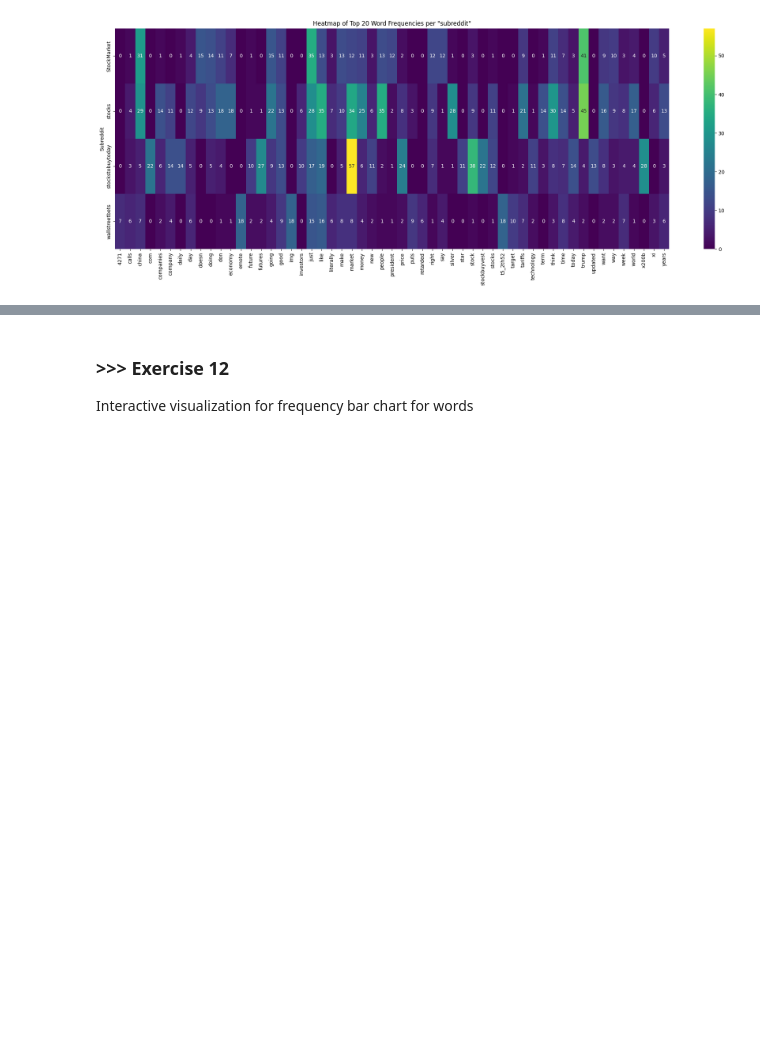
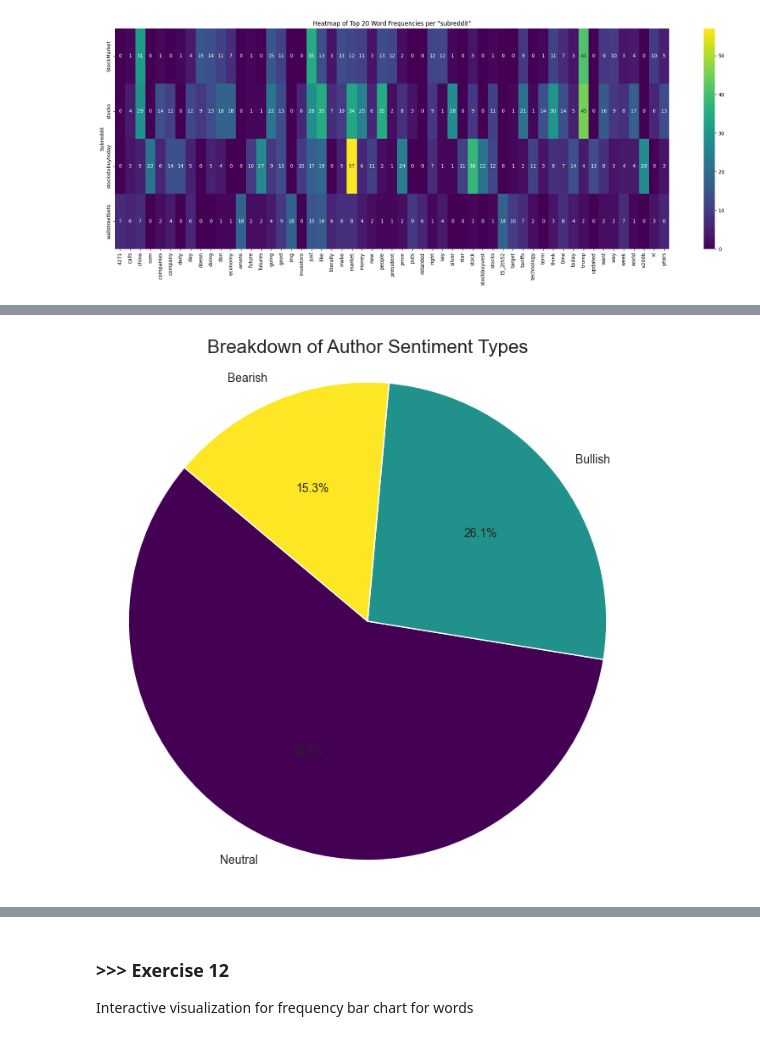
Before and after one commit to zhangjingxing/DM2025-Lab1-Exercise, a Jupyter notebook: DM2025-Lab1-Homework.ipynb, the cells around one changed output, grey strips where cells are left out. Cells and saved outputs as stored; diff of their text form; code cells hidden in the pictures; blank space fills up the shorter version.

```diff
--- a/DM2025-Lab1-Homework.ipynb
+++ b/DM2025-Lab1-Homework.ipynb
@@ -499,0 +532,41 @@ plt.show()
+# %%
+# group by author and calculate the mean polarity
+author_sentiments = df.groupby('author')['polarity'].mean().reset_index()
+
+#categorize each author
+
+# define a function to classify authors based on their average sentiment
+def categorize_author(mean_polarity):
+    if mean_polarity > 0.15:
+        return 'Bullish'  # Consistently positive posters
+    elif mean_polarity < -0.15:
+        return 'Bearish'  # Consistently negative posters
+    else:
+        return 'Neutral'  # Neutral or mixed posters
+
+# apply the function to create a new 'type' column
+author_sentiments['type'] = author_sentiments['polarity'].apply(categorize_author)
+
+# count types and creat chart
+
+# get the count of each author type
+type_counts = author_sentiments['type'].value_counts()
+
+# create the visualization
+plt.style.use('seaborn-v0_8-whitegrid')
+plt.figure(figsize=(8, 8))
+
+plt.pie(
+    type_counts,
+    labels=type_counts.index,
+    autopct='%1.1f%%', # adds the percentage label to each slice
+    startangle=140,
+    colors=['#440154', '#21918c', '#fde725'] # Example color palette
+)
+
+plt.title('Breakdown of Author Sentiment Types', fontsize=16)
+plt.axis('equal')  # ensures the pie chart is a perfect circle
+plt.savefig('author_sentiment_pie_chart.png')
+plt.show()
+# %% [output]
+[figure, added]
```
Also changed, not shown: parts of 4 cells of this notebook, 7 other files.
